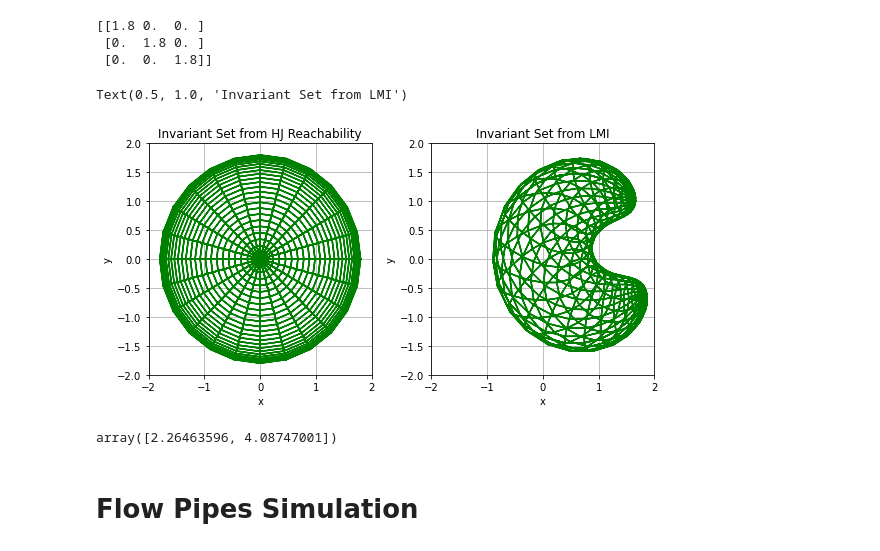
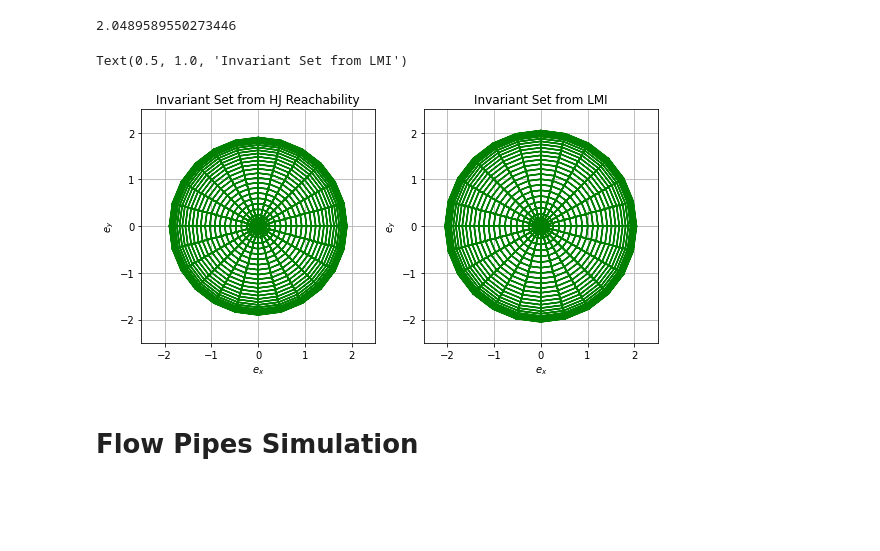
Before and after one commit to wsribunma/SE2_FlowPipes, a Jupyter notebook: SE(2) Invariant.ipynb, the cells around one changed output. Drawn from its saved outputs; the diff is of its cells as text; code cells hidden in the pictures; blank space fills up the shorter version.

```diff
--- a/SE(2) Invariant.ipynb
+++ b/SE(2) Invariant.ipynb
@@ -202,8 +228,8 @@ def se2_log(a):
     p = V_inv@np.array([x, y])
     return array([p[0], p[1], theta])
 # %%
-w1 = .1
-w2 = .1
+w1 = .5
+w2 = .5
 e = array([0, 0, 0]) # Lie Group
 e0 = se2_log(e) # Lie Algebra
 t = 0
@@ -332,33 +352,35 @@ plt.tight_layout()
 # %%
-hj_points = hj_invariant_set_points(1.8)
-
+hj_points = hj_invariant_set_points(1.9)
+dist = np.zeros((exp_points.shape[1]))
+for i in range(exp_points.shape[1]):
+    dist[i] = np.sqrt(exp_points[1,i]**2 + exp_points[0,i]**2)
+LG_swe_points = hj_invariant_set_points(dist.max())
+print(dist.max())
 
 plt.figure(figsize=(8,4))
 ax = plt.subplot(121)
 ax.plot(hj_points[0, :], hj_points[1, :], 'g');
-ax.set_xlabel('x')
-ax.set_ylabel('y')
+ax.set_xlabel('$e_x$')
+ax.set_ylabel('$e_y$')
 #ax.plot(e0[0],e0[1],'ro')
-ax.set_xlim([-2,2])
-ax.set_ylim([-2,2])
+ax.set_xlim([-2.5,2.5])
+ax.set_ylim([-2.5,2.5])
 plt.grid(True)
 ax2 = plt.subplot(122)
-ax2.plot(exp_points[0, :-1], exp_points[1, :-1], 'g');
+ax2.plot(LG_swe_points[0, :-1], LG_swe_points[1, :-1], 'g');
 #ax2.plot(e[0],e[1],'ro')
-ax2.set_xlabel('x')
-ax2.set_ylabel('y')
+ax2.set_xlabel('$e_x$')
+ax2.set_ylabel('$e_y$')
 plt.grid(True)
-ax2.set_xlim([-2,2])
-ax2.set_ylim([-2,2])
+ax2.set_xlim([-2.5,2.5])
+ax2.set_ylim([-2.5,2.5])
 plt.tight_layout()
 ax.set_title('Invariant Set from HJ Reachability')
 ax2.set_title('Invariant Set from LMI')
 # %% [output]
-[[1.8 0.  0. ]
- [0.  1.8 0. ]
- [0.  0.  1.8]]
+2.0489589550273446
 Text(0.5, 1.0, 'Invariant Set from LMI')
-[figure, old version]
+[figure, new version]
 # %%
 def rotate_point(point, angle):
     new_point = array([point[0] * cos(angle) - point[1] * sin(angle),
@@ -463,7 +489,2 @@ def w(sol, x):
-# %%
-w1, w2 =w(sol, [1,1,1])
-w1
-# %% [output]
-array([2.26463596, 4.08747001])
 # %% [markdown]
 # Flow Pipes Simulation
```
Also changed, not shown: parts of 29 cells of this notebook, 8 other files.
